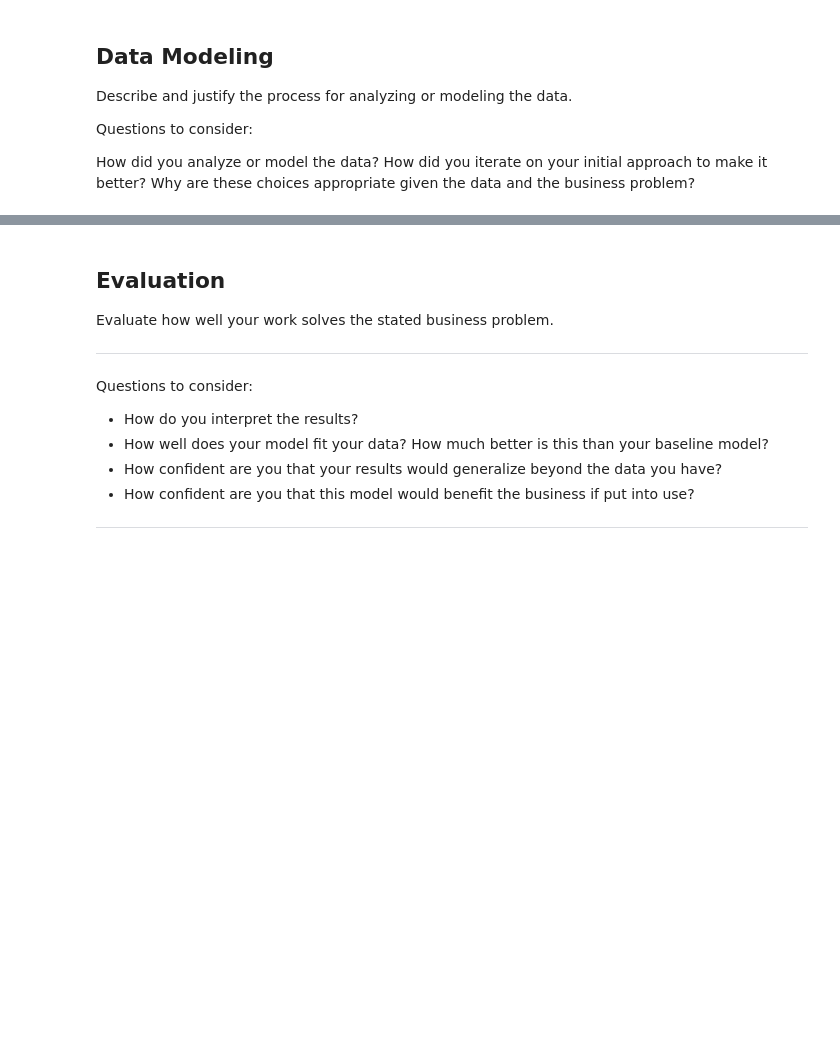
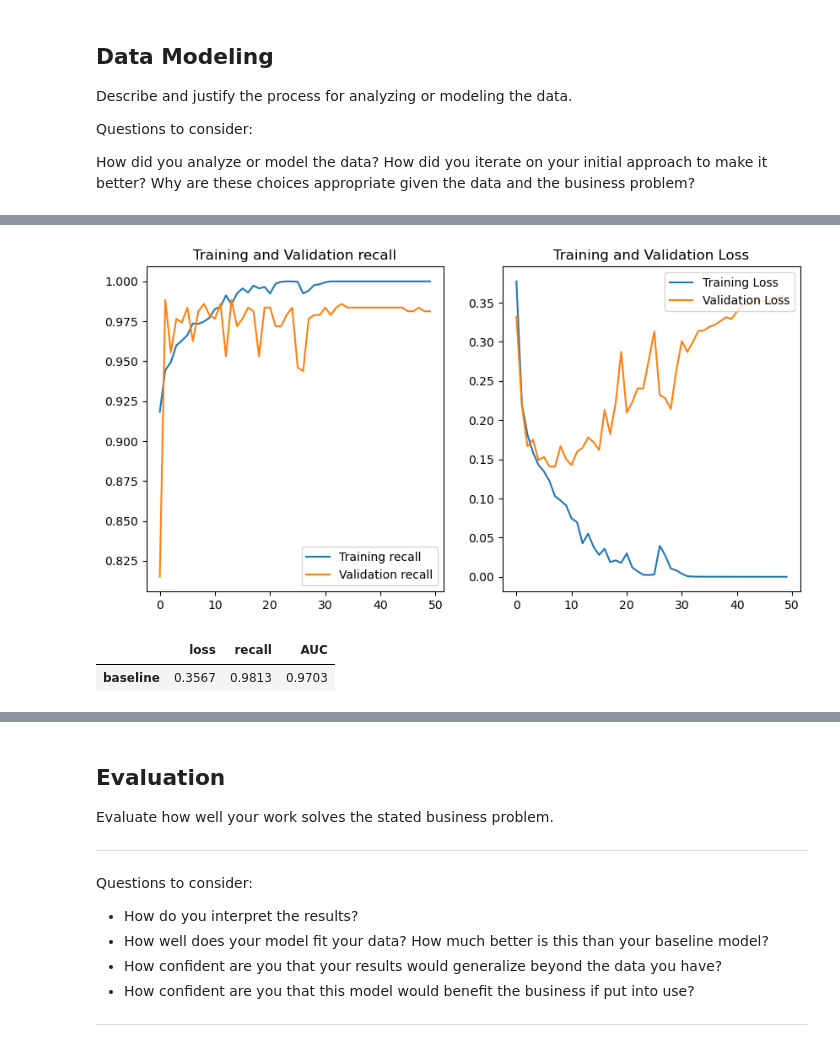
Before and after one commit to rlodetti/image_classification_project, a Jupyter notebook: Image Classification Project.ipynb, the cells around one changed output, grey strips where cells are left out. Saved outputs shown, nothing was run; the diff lists cells and outputs as text; code cells hidden in the pictures; blank space fills up the shorter version.

```diff
--- a/Image Classification Project.ipynb
+++ b/Image Classification Project.ipynb
@@ -157,0 +211,22 @@ Why are these choices appropriate given the data and the business problem?
+# %%
+overfit_model = models.Sequential([
+    layers.Conv2D(32, (3, 3), activation='relu',kernel_initializer='he_normal', input_shape= input_shape),
+    layers.MaxPooling2D((2, 2)),
+    layers.Conv2D(64, (3, 3), activation='relu',kernel_initializer='he_normal'),
+    layers.MaxPooling2D((2, 2)),
+    layers.Conv2D(128, (3, 3), activation='relu',kernel_initializer='he_normal'),
+    layers.MaxPooling2D((2, 2)),
+    layers.Flatten(),
+    layers.Dense(128, activation='relu',kernel_initializer='he_normal'),
+    layers.Dense(1, activation='sigmoid')
+])
+
+overfit_model.compile(optimizer='adam', loss='binary_crossentropy', metrics=METRICS)
+
+# loading model instead of running.
+# results = overfit_model.fit(train_ds, epochs=20, validation_data=val_ds)
+data_modeling.summary_viz('model_7', val_ds)
+# %% [output]
+[figure, added]
+|  | loss | recall | AUC |
+| baseline | 0.3567 | 0.9813 | 0.9703 |
```
Also changed, not shown: parts of 56 cells of this notebook, 6 other files.
